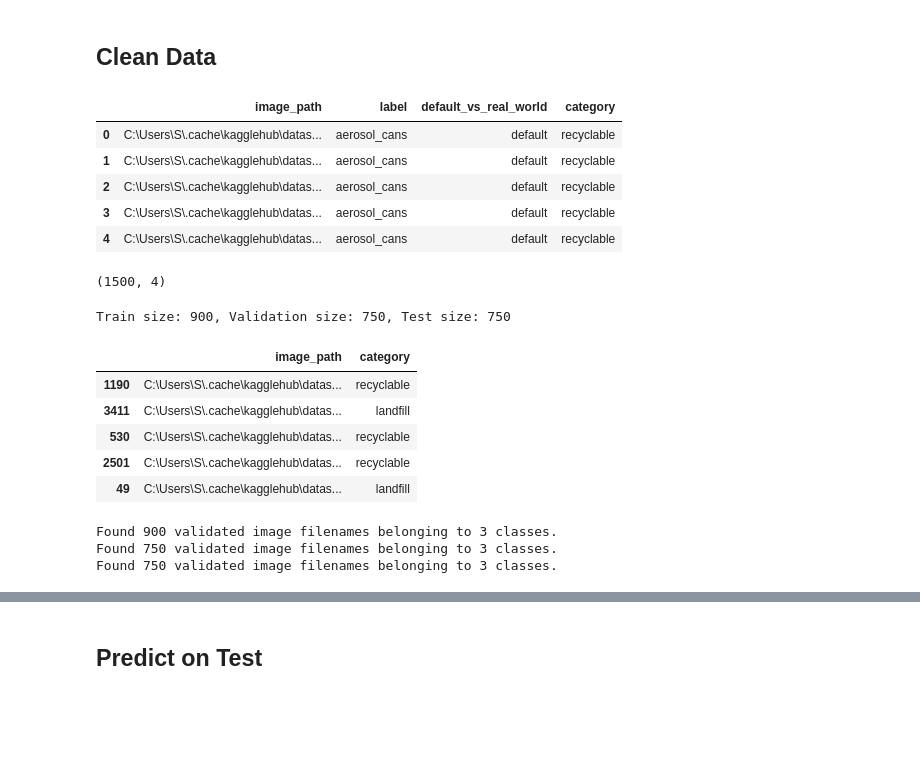
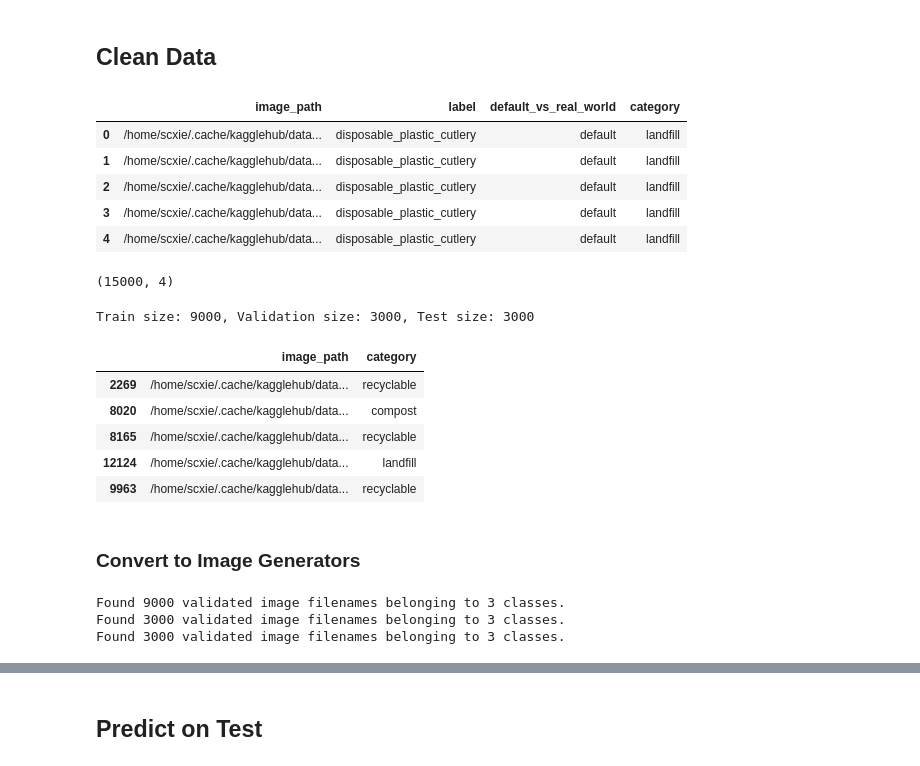
Before and after one commit to dklopstein/waste-sorting-classifier, a Jupyter notebook: CNN.ipynb, the cells around one changed output, grey strips where cells are left out. Drawn from its saved outputs; the diff is of its cells as text; code cells hidden in the pictures; blank space fills up the shorter version.

```diff
--- a/CNN.ipynb
+++ b/CNN.ipynb
@@ -37,18 +56,3 @@ classes = os.listdir(class_path)
 image_paths = []
 labels = [] # Trash category associated with each image
 d_r = [] # default (studio/standard) vs real world img
-# %%
-# Access image folders and populate lists with needed data
-'''Arthur's shit
-for i, label in enumerate(classes):
-    class_dir = os.path.join(class_path, label)
-    for subfolder in ['default', 'real_world']:
-        subfolder_dir = os.path.join(class_dir, subfolder)
-        image_names = os.listdir(subfolder_dir)
-
-        for j in range(0, len(image_names), int(len(image_names)/3)): # TODO: change step on turn-in
-          image_name = image_names[j]
-          d_r.append(subfolder)
-          image_paths.append(os.path.join(subfolder_dir, image_name))
-          labels.append(label)
-'''
@@ -96,15 +98,15 @@ clean_df['category'] = df['label'].map(item_to_category)
 clean_df.head()
 # %% [output]
 |  | image_path | label | default_vs_real_world | category |
-| 0 | C:\Users\S\.cache\kagglehub\datas... | aerosol_cans | default | recyclable |
-| 1 | C:\Users\S\.cache\kagglehub\datas... | aerosol_cans | default | recyclable |
-| 2 | C:\Users\S\.cache\kagglehub\datas... | aerosol_cans | default | recyclable |
-| 3 | C:\Users\S\.cache\kagglehub\datas... | aerosol_cans | default | recyclable |
-| 4 | C:\Users\S\.cache\kagglehub\datas... | aerosol_cans | default | recyclable |
+| 0 | /home/scxie/.cache/kagglehub/data... | disposable_plastic_cutlery | default | landfill |
+| 1 | /home/scxie/.cache/kagglehub/data... | disposable_plastic_cutlery | default | landfill |
+| 2 | /home/scxie/.cache/kagglehub/data... | disposable_plastic_cutlery | default | landfill |
+| 3 | /home/scxie/.cache/kagglehub/data... | disposable_plastic_cutlery | default | landfill |
+| 4 | /home/scxie/.cache/kagglehub/data... | disposable_plastic_cutlery | default | landfill |
 # %%
 def subset(df, num):
     """
-    Gets subset of dataframe. USE THIS FOR WORKING LOCALLY ONLY.
+    Gets subset of dataframe.
 
     ARGS:
         df: dataframe
@@ -115,60 +117,62 @@ def subset(df, num):
     return df.sample(frac=num, random_state=42).reset_index(drop=True)
 
 # CHANGE frac TO 1 WHEN USING SUPER COMPUTER
-frac = 0.1 #<<<<<<<<<<<<<<<<<<<<<<<<<<<<<<<<
+frac = 1 #<<<<<<<<<<<<<<<<<<<<<<<<<<<<<<<<
 tiny_df = subset(clean_df, frac)
 tiny_df.shape
 # %% [output]
-(1500, 4)
+(15000, 4)
 # %%
 def train_val_test(df):
     """
     Split df into train, val, test. HARDCODED to 60% train, 20% val and 20% test btw
     """
     # Get rid of unnecessary columns HARDCODED
     df = df[['image_path', 'category']]
     # Split into train and temp (40% for validation + test)
     train_df, temp_df = train_test_split(df, test_size=0.4, random_state=42)
 
     # Split temp into validation and test (10% each)
-    val_df, test_df = train_test_split(df, test_size=0.5, random_state=42)
+    val_df, test_df = train_test_split(temp_df, test_size=0.5, random_state=42)
 
     print(f"Train size: {len(train_df)}, Validation size: {len(val_df)}, Test size: {len(test_df)}")
     return train_df, val_df, test_df
 
 train_df, val_df, test_df = train_val_test(tiny_df)
-train.head()
+train_df.head()
 # %% [output]
-Train size: 900, Validation size: 750, Test size: 750
+Train size: 9000, Validation size: 3000, Test size: 3000
 |  | image_path | category |
-| 1190 | C:\Users\S\.cache\kagglehub\datas... | recyclable |
-| 3411 | C:\Users\S\.cache\kagglehub\datas... | landfill |
-| 530 | C:\Users\S\.cache\kagglehub\datas... | recyclable |
-| 2501 | C:\Users\S\.cache\kagglehub\datas... | recyclable |
-| 49 | C:\Users\S\.cache\kagglehub\datas... | landfill |
+| 2269 | /home/scxie/.cache/kagglehub/data... | recyclable |
+| 8020 | /home/scxie/.cache/kagglehub/data... | compost |
+| 8165 | /home/scxie/.cache/kagglehub/data... | recyclable |
+| 12124 | /home/scxie/.cache/kagglehub/data... | landfill |
+| 9963 | /home/scxie/.cache/kagglehub/data... | recyclable |
+# %% [markdown]
+### Convert to Image Generators
 # %%
-def to_tensorflow(df, shuffle=True):
+def to_gen(df, shuffle=True):
     """
-    Convert pandas df to tensorflow dataset.
+    Convert pandas df to tensorflow image generator.
     ARGS:
         df: pandas df
     RETURNS
         gen: tensorflow dataset
     """
-    preprocess = tf.keras.applications.vgg16.preprocess_input # preprocessing function for CNN
+    #preprocess = tf.keras.applications.vgg16.preprocess_input # preprocessing function for CNN
+    rescale=1./255
     target_size=(224,224) # set the size of the images
     color_mode='rgb' # set the type of image
     class_mode= 'categorical' # set the class mode
-    batch_size=10  # set the batch size
-    gen=ImageDataGenerator(preprocessing_function=preprocess).flow_from_dataframe(df,
+    batch_size=32  # set the batch size
+    gen=ImageDataGenerator(rescale=rescale).flow_from_dataframe(df,
           x_col='image_path',
           y_col='category', target_size=target_size, color_mode=color_mode,
           class_mode=class_mode, batch_size=batch_size, shuffle=shuffle)
     return gen
-pandas_dfs = [train_df, val_df]
-train_batches, val_batches = [to_tensorflow(df) for df in pandas_dfs]
-test_batches = to_tensorflow(test_df, shuffle=False) # don't shuffle test batch
+pandas_dfs = [train_df, val_df, test_df]
+train_batches, val_batches, test_batches = [to_gen(df) for df in pandas_dfs]
 # %% [output]
-Found 900 validated image filenames belonging to 3 classes.
-Found 750 validated image filenames belonging to 3 classes.
-Found 750 validated image filenames belonging to 3 classes.
+Found 9000 validated image filenames belonging to 3 classes.
+Found 3000 validated image filenames belonging to 3 classes.
+Found 3000 validated image filenames belonging to 3 classes.
```
Also changed, not shown: parts of 23 cells of this notebook.
